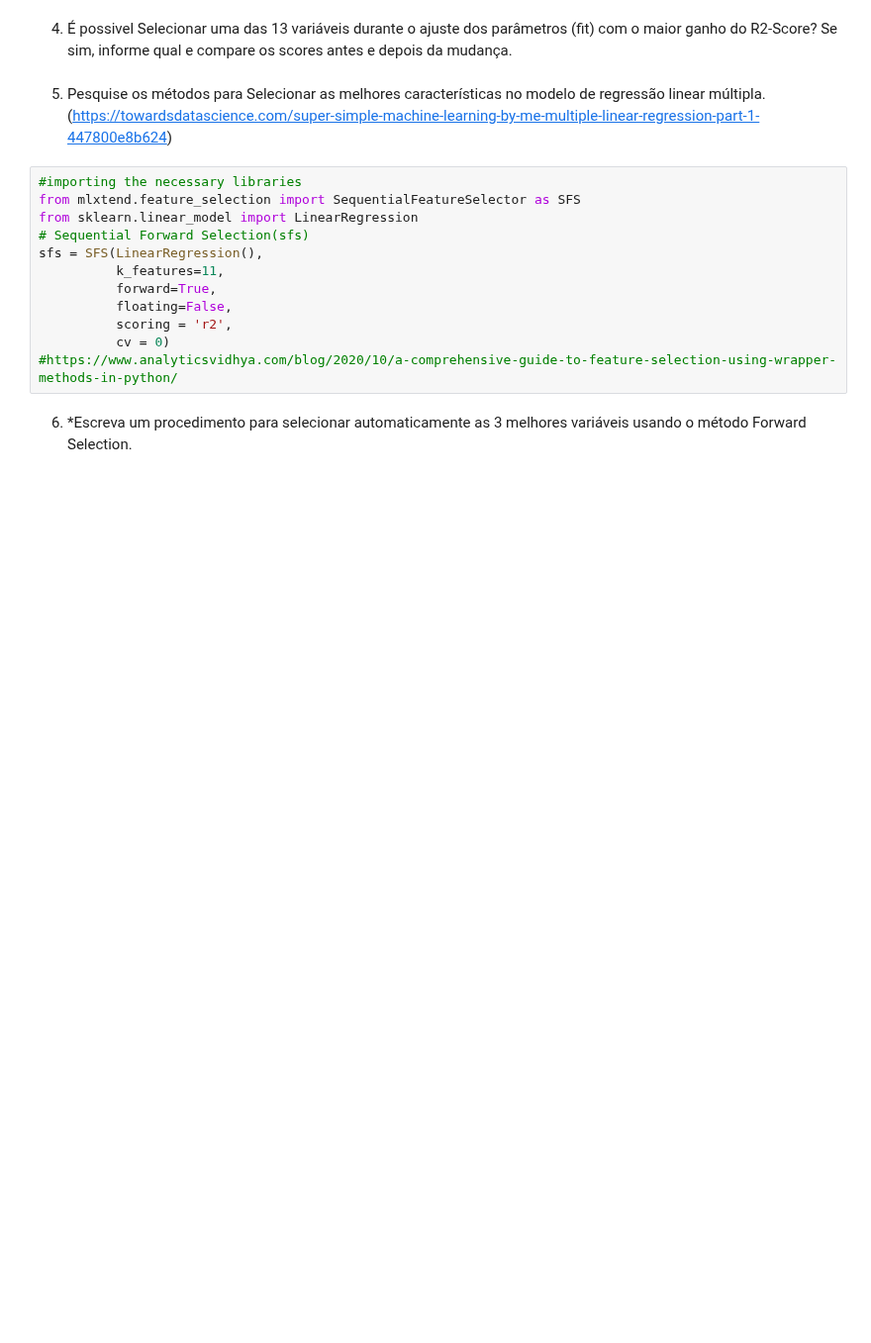
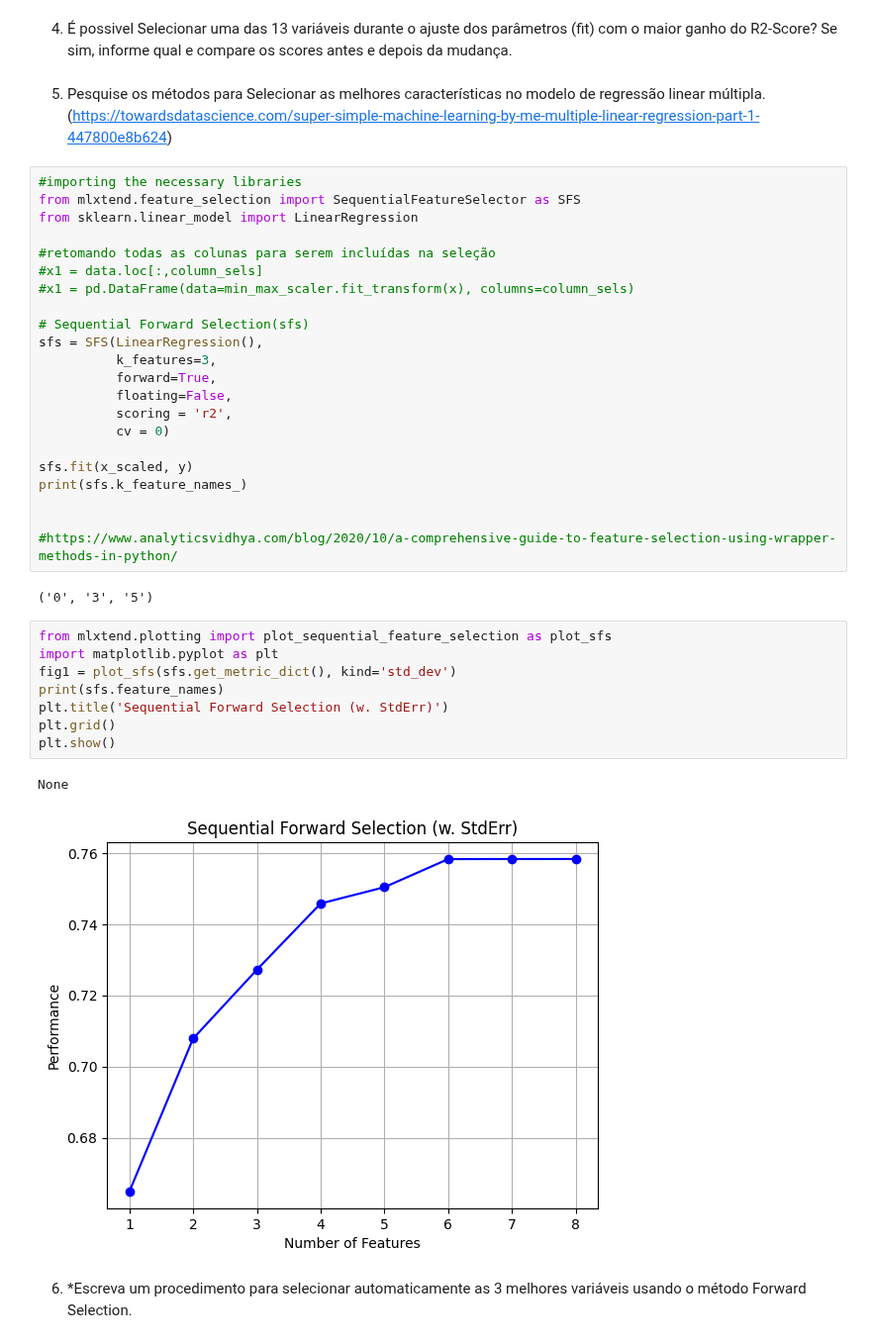
Before and after one commit to leobonn1/devai, a Jupyter notebook: devai_leobonn_LinearRegression_The_Boston_Housing_Dataset.ipynb, the cells around one changed output. Shown at 99% size. Saved outputs shown, nothing was run; the diff lists cells and outputs as text; blank space fills up the shorter version.

```diff
--- a/devai_leobonn_LinearRegression_The_Boston_Housing_Dataset.ipynb
+++ b/devai_leobonn_LinearRegression_The_Boston_Housing_Dataset.ipynb
@@ -424,13 +424,36 @@ Porque uma variável praticamente não acrescenta informação nova para o model
 #importing the necessary libraries
 from mlxtend.feature_selection import SequentialFeatureSelector as SFS
 from sklearn.linear_model import LinearRegression
+
+#retomando todas as colunas para serem incluídas na seleção
+#x1 = data.loc[:,column_sels]
+#x1 = pd.DataFrame(data=min_max_scaler.fit_transform(x), columns=column_sels)
+
 # Sequential Forward Selection(sfs)
 sfs = SFS(LinearRegression(),
-          k_features=11,
+          k_features=3,
           forward=True,
           floating=False,
           scoring = 'r2',
           cv = 0)
+
+sfs.fit(x_scaled, y)
+print(sfs.k_feature_names_)
+
+
 #https://www.analyticsvidhya.com/blog/2020/10/a-comprehensive-guide-to-feature-selection-using-wrapper-methods-in-python/
+# %% [output]
+('0', '3', '5')
+# %%
+from mlxtend.plotting import plot_sequential_feature_selection as plot_sfs
+import matplotlib.pyplot as plt
+fig1 = plot_sfs(sfs.get_metric_dict(), kind='std_dev')
+print(sfs.feature_names)
+plt.title('Sequential Forward Selection (w. StdErr)')
+plt.grid()
+plt.show()
+# %% [output]
+None
+[figure, added]
 # %% [markdown]
 6) *Escreva um procedimento para selecionar automaticamente as 3 melhores variáveis usando o método Forward Selection.
```
Also changed, not shown: parts of 3 cells of this notebook.
